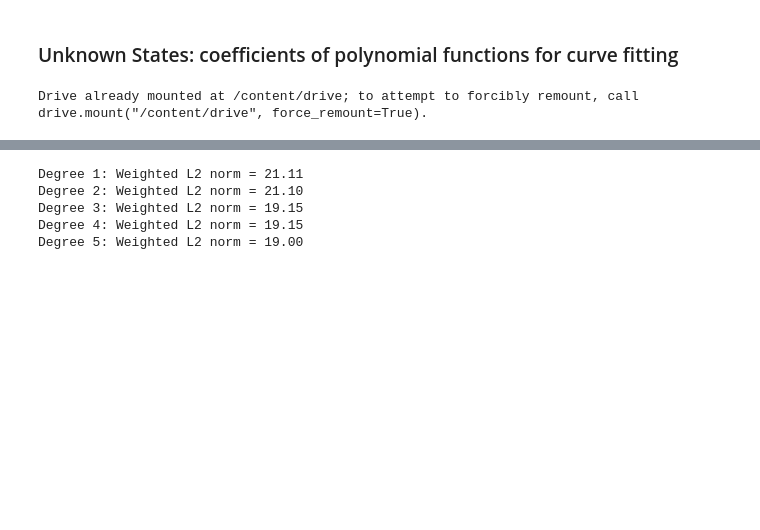
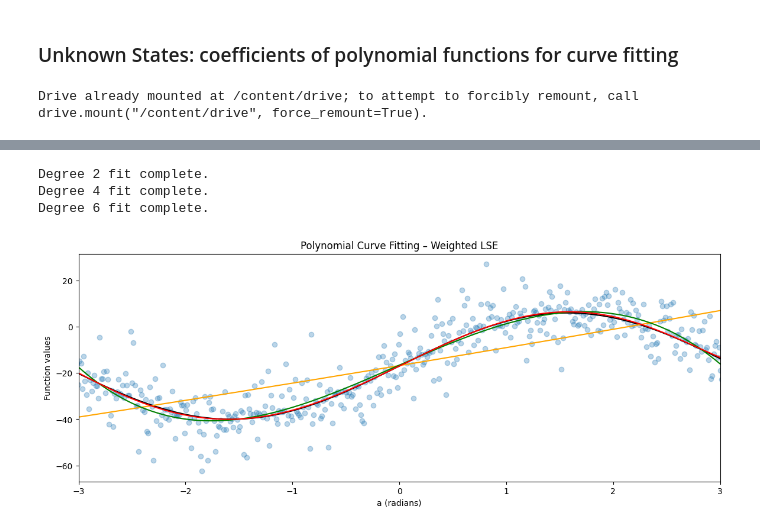
Before and after one commit to AngelicaCasibua/ENGG680_2025_Fall, a Jupyter notebook: Lab_Assignment1/Assignment1.ipynb, the cells around one changed output, grey strips where cells are left out. Cells and saved outputs as stored; diff of their text form; code cells hidden in the pictures; blank space fills up the shorter version.

```diff
--- a/Lab_Assignment1/Assignment1.ipynb
+++ b/Lab_Assignment1/Assignment1.ipynb
@@ -1182,32 +1206,93 @@ P = np.diag(w)              # diagonal weight matrix
 # %%
 # step 13
 # repeat the steps 6-10, using the proper P matrix
 # (7 marks)
 
+#Repeat Step 6
+deg_list = [2, 4, 6]
+
+# store results
+results_w = {}  # w = weighted
+
+for deg in deg_list:
+    x, cov_x, apv, v = fit_polynomial_curve(a, l, Proper, deg)
+    results_w[deg] = (x, cov_x, apv, v)
+    print(f"Degree {deg} fit complete.")
+
+#Repeat Step 7
+# degree 2 polynomial (quadratic)
+quadratic_w = np.polyval(results_w[2][0][::-1], a)
+
+# degree 4 polynomial (quartic)
+quartic_w = np.polyval(results_w[4][0][::-1], a)
+
+# degree 6 polynomial (hexic)
+hexic_w = np.polyval(results_w[6][0][::-1], a)
+
+#Repeat Step 8
+fig, ax = plt.subplots(nrows=1, ncols=1, figsize=(14, 5))
+
+# plot true observations
+ax.plot(a, l_true, label="True f(a)", color='k')
+
+# plot noisy observations
+ax.scatter(a, l, label="Noisy f(a) + e", color='tab:blue', marker='o', alpha=0.3)
+
+# plot polynomial fits
+ax.plot(a, quadratic_w, label="Degree 2 (Quadratic)", color='orange')
+ax.plot(a, quartic_w, label="Degree 4 (Quartic)", color='green')
+ax.plot(a, hexic_w, label="Degree 6 (Hexic)", color='red')
+
+# labels and title
+ax.set_xlabel("a (radians)")
+ax.set_ylabel("Function values")
+ax.set_title("Polynomial Curve Fitting – Weighted LSE")
+
+#reset range of x-axis to be -3 to 3, since if we use -1 to 1, it will not properly show the curve fitting as it will look like just a straight line
+ax.set_xlim([-3, 3])
+
+plt.show()
+
+# legend
+ax.legend()
+
+# grid
+ax.grid(True, which='both', ls='-', color='0.65')
+
+fig.tight_layout()
+plt.show()
+
+#Repeat Step 9
+
+print("A Posterior Variance Factors (Weighted LSE):")
+for deg in results_w:
+    print(f"Degree {deg}: {results_w[deg][2]:.3f}")
+
+#Repeat Step 10
 x = df_data['l'].values
 y_true = df_data['l_true'].values
-degrees = [1, 2, 3, 4, 5]
+deg_list = [2, 4, 6]
 weighted_norms = []
 
-for d in degrees:
+print("Weighted L2 Norms:")
+for deg in deg_list:
     # Create polynomial features
-    X_poly = np.vstack([x**i for i in range(d + 1)]).T
+    X_poly = np.vstack([x**i for i in range(deg + 1)]).T
 
     # Apply weighted least squares: β = (Xᵀ P X)⁻¹ Xᵀ P y
     XT_P = X_poly.T * w  # equivalent to Xᵀ @ P
     beta = np.linalg.inv(XT_P @ X_poly) @ (XT_P @ y_true)
 
     # Predict
     y_pred = X_poly @ beta
 
     # Compute weighted L2 norm: sqrt((y_pred - y_true)ᵀ P (y_pred - y_true))
     residual = y_pred - y_true
     norm = np.sqrt(residual.T @ P @ residual)
     weighted_norms.append(norm)
-    print(f"Degree {d}: Weighted L2 norm = {norm:.2f}")
+    print(f"Degree {deg}:= {norm:.3f}")
 # %% [output]
-Degree 1: Weighted L2 norm = 21.11
-Degree 2: Weighted L2 norm = 21.10
-Degree 3: Weighted L2 norm = 19.15
-Degree 4: Weighted L2 norm = 19.15
-Degree 5: Weighted L2 norm = 19.00
+Degree 2 fit complete.
+Degree 4 fit complete.
+Degree 6 fit complete.
+[figure, added]
```
Also changed, not shown: parts of 12 cells of this notebook.
